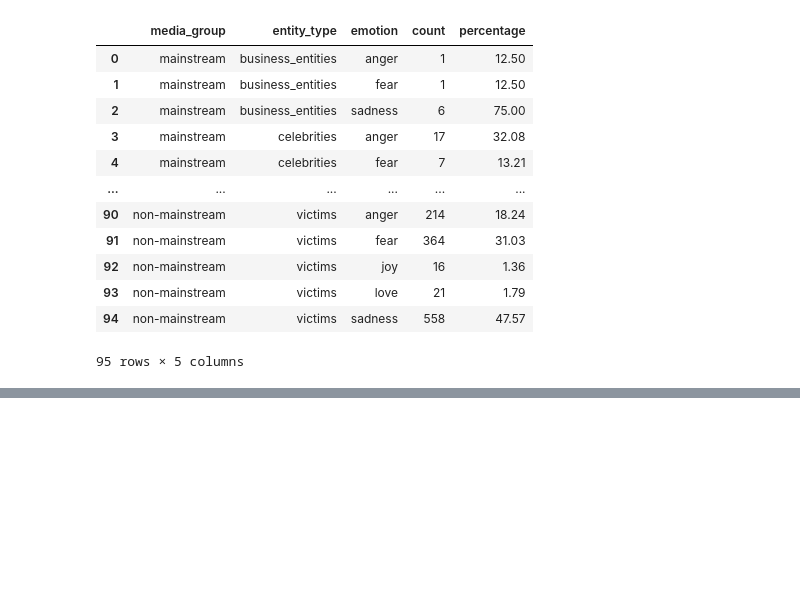
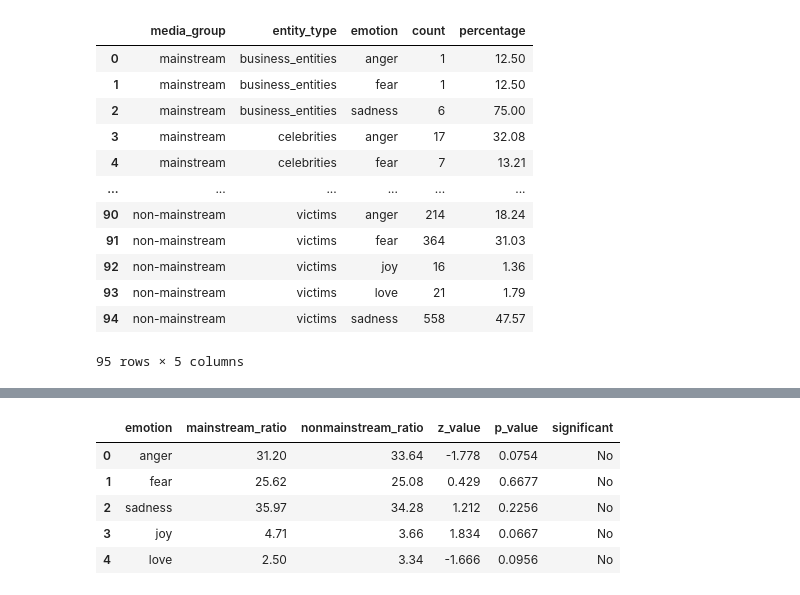
Before and after one commit to xrueiii/2025IMProject, a Jupyter notebook: RQ2-2/emotion-gpt-analysis.ipynb, the cells around one changed output, grey strips where cells are left out. Cells and saved outputs as stored; diff of their text form; code cells hidden in the pictures; blank space fills up the shorter version.

```diff
--- a/RQ2-2/emotion-gpt-analysis.ipynb
+++ b/RQ2-2/emotion-gpt-analysis.ipynb
@@ -979,0 +1016,63 @@ plt.show()
+# %%
+from statsmodels.stats.proportion import proportions_ztest
+import pandas as pd
+
+# 確保媒體群組名稱一致
+emotion_counts['media_group'] = (
+    emotion_counts['media_group']
+    .astype(str)
+    .str.strip()
+    .str.lower()
+    .str.replace(r'[\s\-]+', '', regex=True)
+)
+
+ORDER = ['mainstream', 'nonmainstream']
+
+# 結果列表
+results = []
+
+# 取得所有情緒
+emotions = emotion_counts['emotion'].unique()
+
+for emo in emotions:
+    # 各媒體的該情緒出現總數
+    sub = (emotion_counts[emotion_counts['emotion'] == emo]
+           .groupby('media_group', as_index=True)['count']
+           .sum()
+           .reindex(ORDER)
+           .fillna(0))
+
+    count = sub.values.astype(int)
+
+    # 各媒體的所有情緒總數
+    total = (emotion_counts.groupby('media_group')['count']
+             .sum()
+             .reindex(ORDER)
+             .fillna(0)
+             .values.astype(int))
+
+    if len(count) < 2 or total.sum() == 0:
+        continue
+
+    # 比例 z 檢定
+    z, p = proportions_ztest(count, total)
+
+    results.append({
+        'emotion': emo,
+        'mainstream_ratio': round(100 * count[0] / total[0], 2),
+        'nonmainstream_ratio': round(100 * count[1] / total[1], 2),
+        'z_value': round(z, 3),
+        'p_value': round(p, 4),
+        'significant': 'Yes' if p < 0.05 else 'No'
+    })
+
+# 結果整理
+ztest_results = pd.DataFrame(results)
+ztest_results
+# %% [output]
+|  | emotion | mainstream_ratio | nonmainstream_ratio | z_value | p_value | significant |
+| 0 | anger | 31.20 | 33.64 | -1.778 | 0.0754 | No |
+| 1 | fear | 25.62 | 25.08 | 0.429 | 0.6677 | No |
+| 2 | sadness | 35.97 | 34.28 | 1.212 | 0.2256 | No |
+| 3 | joy | 4.71 | 3.66 | 1.834 | 0.0667 | No |
+| 4 | love | 2.50 | 3.34 | -1.666 | 0.0956 | No |
```
Also changed, not shown: parts of 4 cells of this notebook.
